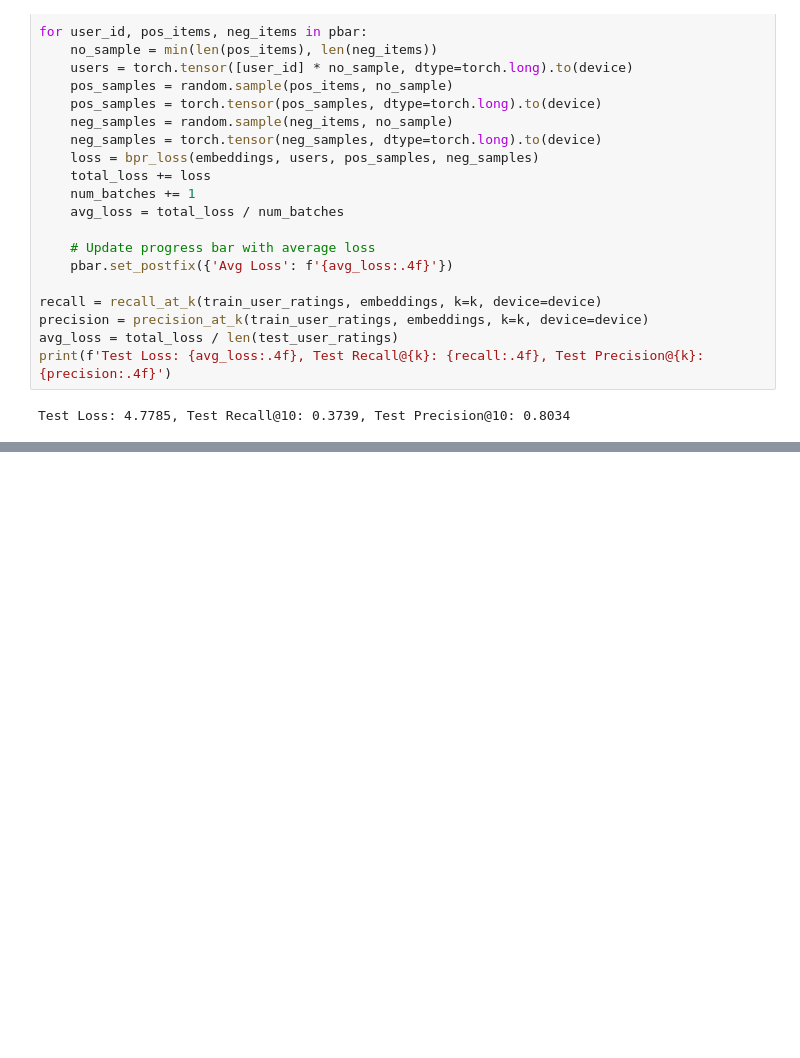
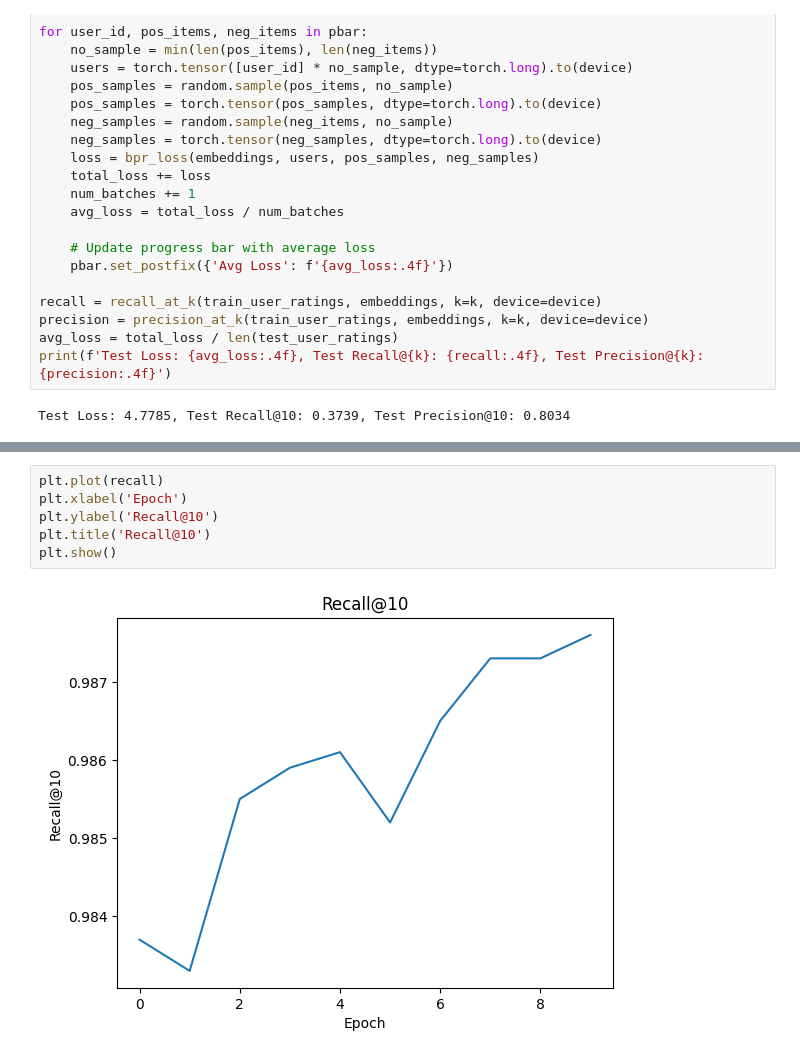
Before and after one commit to JvThunder/Recommendation-System-SC4020, a Jupyter notebook: light_gcn_goodbooks.ipynb, the cells around one changed output, grey strips where cells are left out. Cells and saved outputs as stored; diff of their text form; blank space fills up the shorter version.

```diff
--- a/light_gcn_goodbooks.ipynb
+++ b/light_gcn_goodbooks.ipynb
@@ -184,0 +208,8 @@ Test Loss: 4.7785, Test Recall@10: 0.3739, Test Precision@10: 0.8034
+# %%
+plt.plot(recall)
+plt.xlabel('Epoch')
+plt.ylabel('Recall@10')
+plt.title('Recall@10')
+plt.show()
+# %% [output]
+[figure, added]
```
Also changed, not shown: parts of 7 cells of this notebook, 3 other files.
